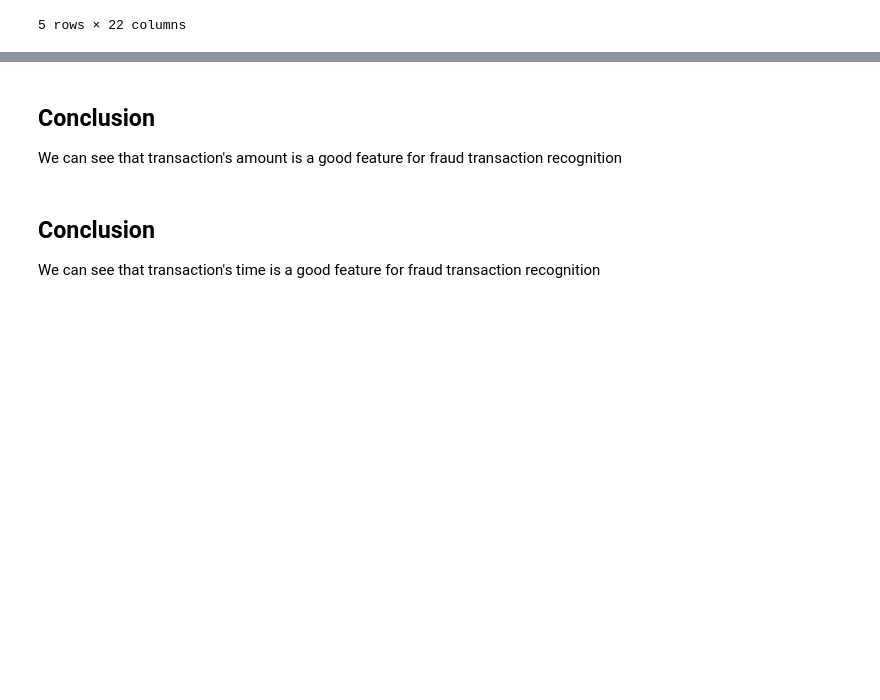
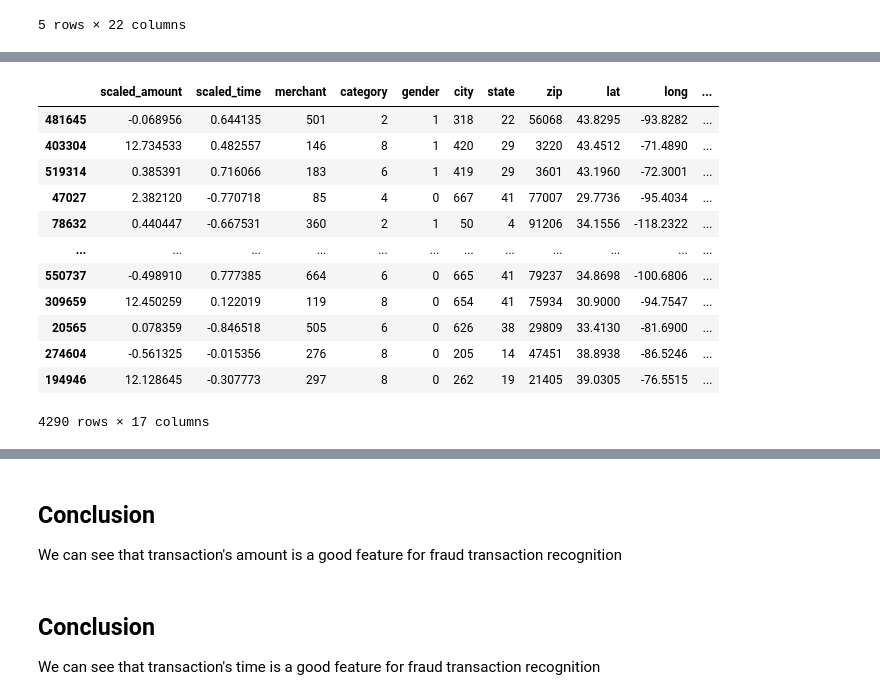
Before and after one commit to sashaaKr/master-of-science, a Jupyter notebook: semester_2/Advanced_Topics_in_Machine_Learning/assignment_2/Advanced Machine Learning - HW #2.ipynb, the cells around one changed output, grey strips where cells are left out. Saved outputs shown, nothing was run; the diff lists cells and outputs as text; code cells hidden in the pictures; blank space fills up the shorter version.

```diff
--- a/semester_2/Advanced_Topics_in_Machine_Learning/assignment_2/Advanced Machine Learning - HW #2.ipynb
+++ b/semester_2/Advanced_Topics_in_Machine_Learning/assignment_2/Advanced Machine Learning - HW #2.ipynb
@@ -522,0 +548,18 @@ ValueError: Could not interpret input 'V17'
+# %%
+columns_to_drop = ['trans_date_trans_time','first','last','street','trans_num']
+converted_df =drop_columns(converted_df,columns_to_drop)
+converted_df
+# %% [output]
+|  | scaled_amount | scaled_time | merchant | category | gender | city | state | zip | lat | long | ... |
+| 481645 | -0.068956 | 0.644135 | 501 | 2 | 1 | 318 | 22 | 56068 | 43.8295 | -93.8282 | ... |
+| 403304 | 12.734533 | 0.482557 | 146 | 8 | 1 | 420 | 29 | 3220 | 43.4512 | -71.4890 | ... |
+| 519314 | 0.385391 | 0.716066 | 183 | 6 | 1 | 419 | 29 | 3601 | 43.1960 | -72.3001 | ... |
+| 47027 | 2.382120 | -0.770718 | 85 | 4 | 0 | 667 | 41 | 77007 | 29.7736 | -95.4034 | ... |
+| 78632 | 0.440447 | -0.667531 | 360 | 2 | 1 | 50 | 4 | 91206 | 34.1556 | -118.2322 | ... |
+| ... | ... | ... | ... | ... | ... | ... | ... | ... | ... | ... | ... |
+| 550737 | -0.498910 | 0.777385 | 664 | 6 | 0 | 665 | 41 | 79237 | 34.8698 | -100.6806 | ... |
+| 309659 | 12.450259 | 0.122019 | 119 | 8 | 0 | 654 | 41 | 75934 | 30.9000 | -94.7547 | ... |
+| 20565 | 0.078359 | -0.846518 | 505 | 6 | 0 | 626 | 38 | 29809 | 33.4130 | -81.6900 | ... |
+| 274604 | -0.561325 | -0.015356 | 276 | 8 | 0 | 205 | 14 | 47451 | 38.8938 | -86.5246 | ... |
+| 194946 | 12.128645 | -0.307773 | 297 | 8 | 0 | 262 | 19 | 21405 | 39.0305 | -76.5515 | ... |
+4290 rows × 17 columns
```
Also changed, not shown: parts of 7 cells of this notebook.
